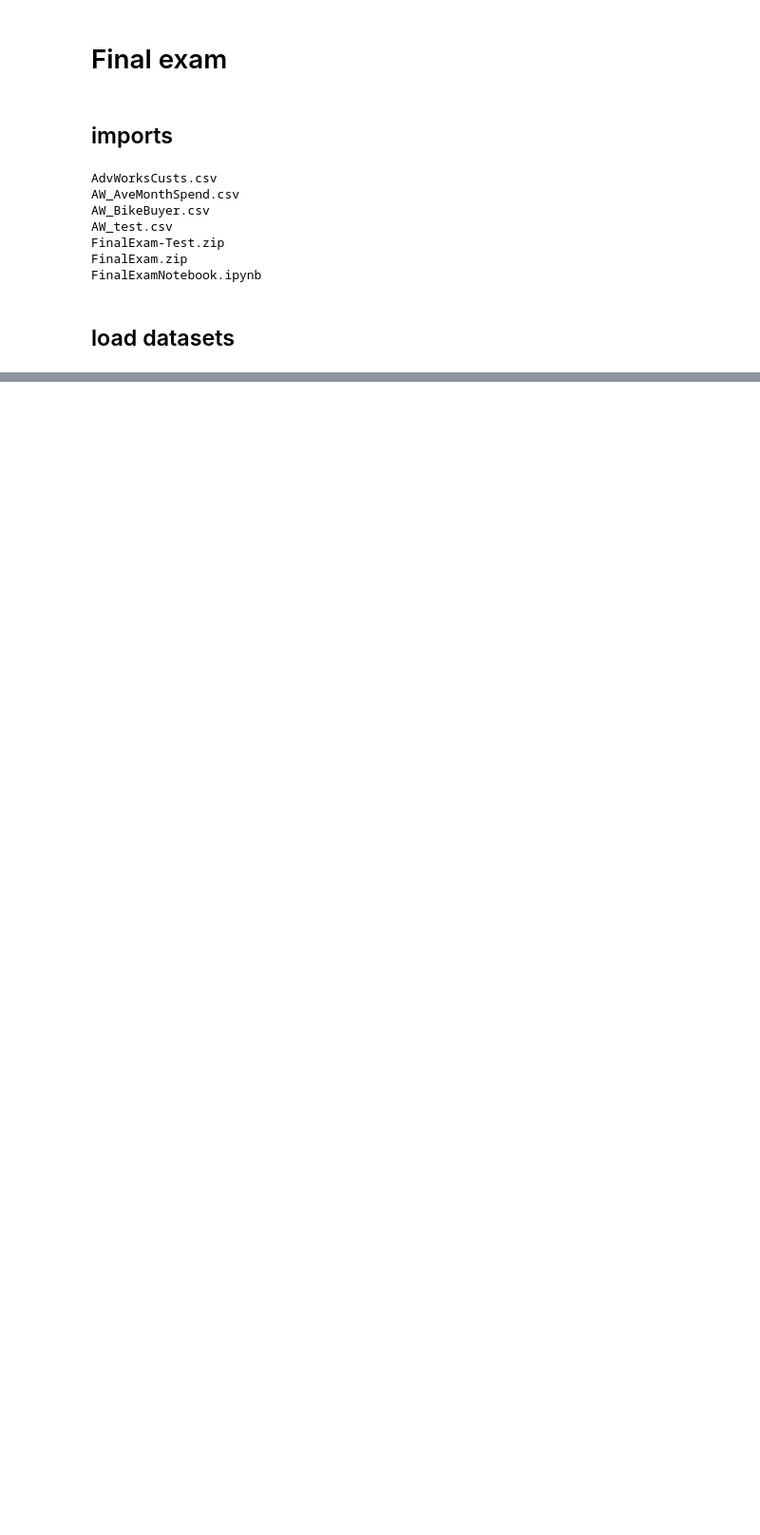
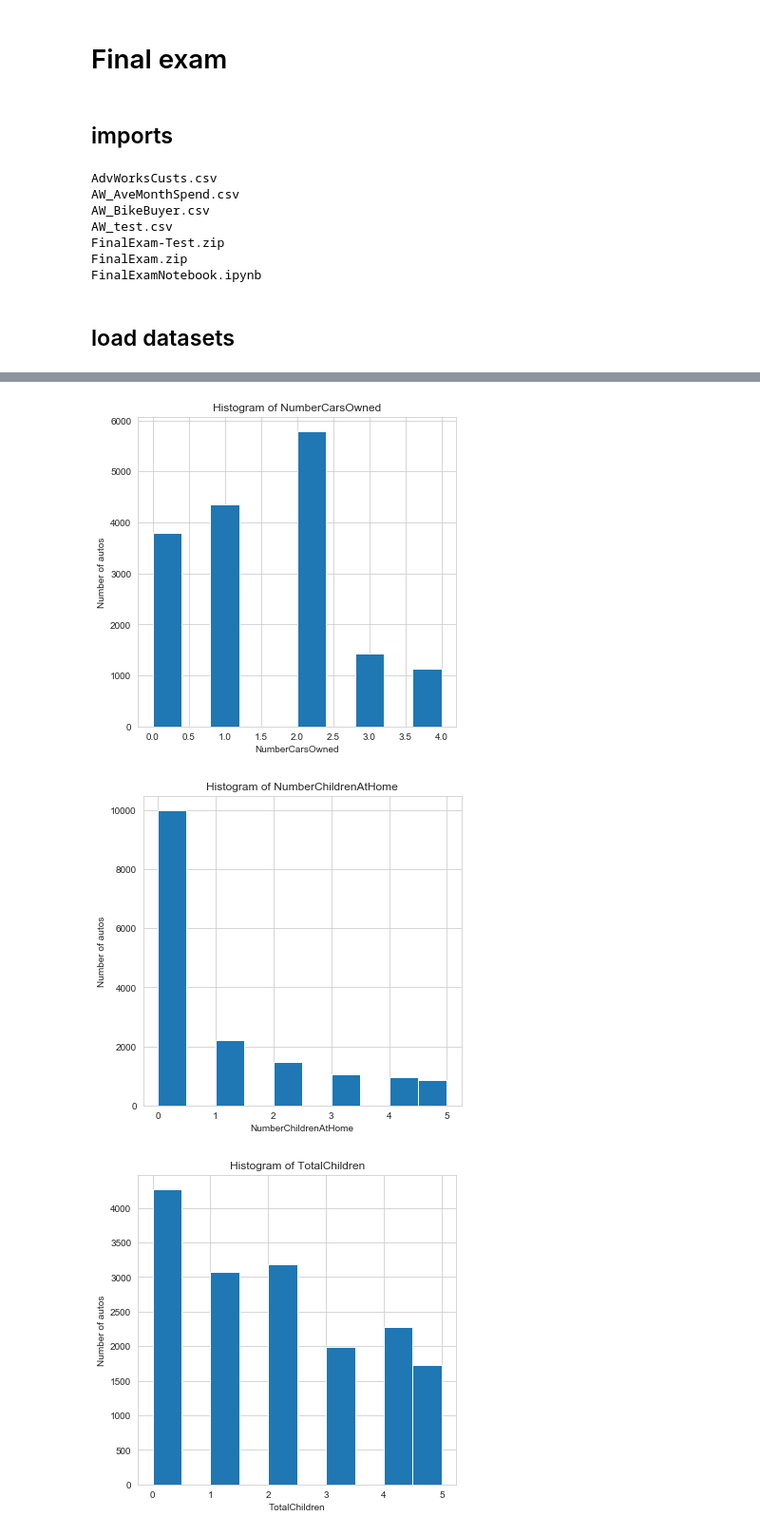
Before and after one commit to yenwel/Principles-of-Machine-Learning-Python, a Jupyter notebook: Final Exam/FinalExamNotebook.ipynb, the cells around one changed output, grey strips where cells are left out. Shown: that part at 95% size. Drawn from its saved outputs; the diff is of its cells as text; code cells hidden in the pictures; blank space fills up the shorter version.

```diff
--- a/Final Exam/FinalExamNotebook.ipynb
+++ b/Final Exam/FinalExamNotebook.ipynb
@@ -48,0 +118,6 @@ AdvWorksCusts.head()
+# %%
+plot_histogram(AdvWorksCusts,['NumberCarsOwned', 'NumberChildrenAtHome', 'TotalChildren', 'YearlyIncome'])
+# %% [output]
+[figure, added]
+[figure, added]
+[figure, added]
```
Also changed, not shown: parts of 16 cells of this notebook.
